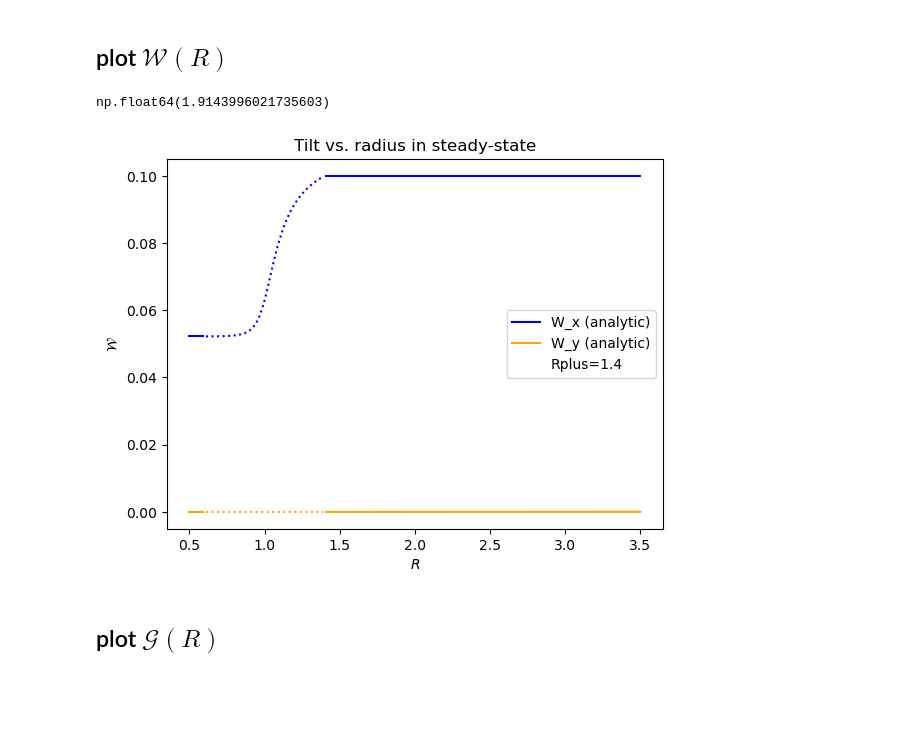
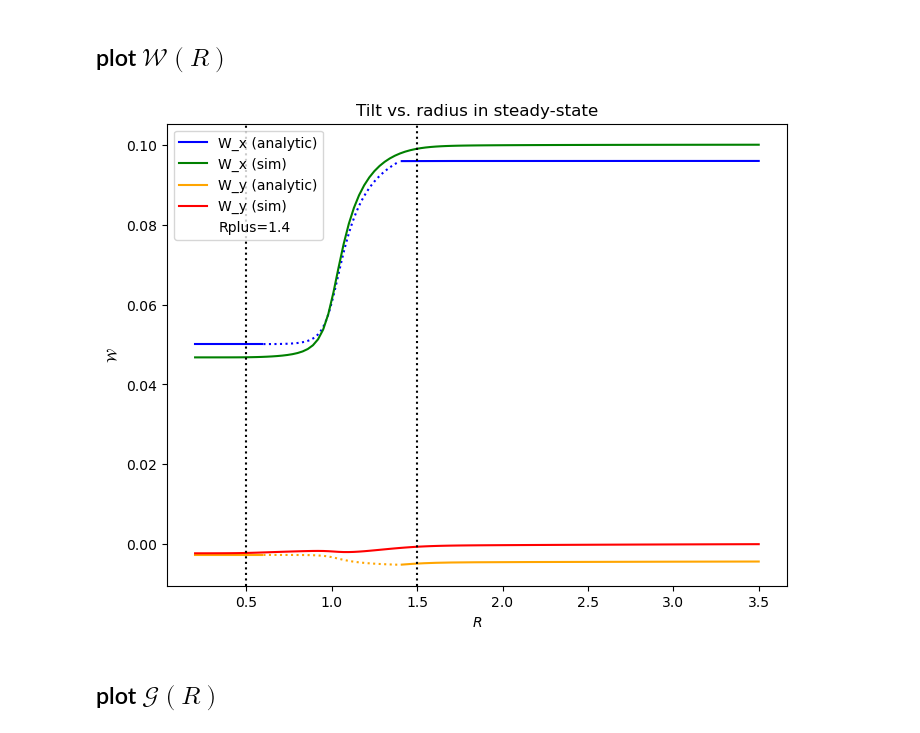
Before and after one commit to Jupiter1994/warped-disks, a Jupyter notebook: reduced-eqs-analytic-soln.ipynb, the cells around one changed output. Cells and saved outputs as stored; diff of their text form; code cells hidden in the pictures; blank space fills up the shorter version.

Commit message:
analytic vs true W(R) for gapped Sigma

```diff
--- a/reduced-eqs-analytic-soln.ipynb
+++ b/reduced-eqs-analytic-soln.ipynb
@@ -23,13 +23,13 @@ import matplotlib.pyplot as plt
 # %%
 cs = 0.02 # 0.02
 h = cs
-alpha = cs/1e4 # 0.1 # 0.019
+alpha = 0.001 # 0.1 # 0.019
 
 # planet parameters
 Mp, a = 0.003, 1
 
 # toggle disk gap
-use_gap = False
+use_gap = True
 
 # gravitational softening term in disk potential
 soft_term = 0.1
@@ -107,12 +188,12 @@ def Wouter(R):
 ## plot $\mathcal{W}(R)$
 # %%
 ## load in (integrated) steady-state solution
-load_data = False
+load_data = True
 if load_data:
-    file_path_W = "Data/steady-state/RWs/alpha=" + str(alpha) + \
+    file_path_W = "Data/steady-state/RWs/gapped-alpha=" + str(alpha) + \
         ",h=" + str(cs) + ",Mp=" + str(Mp) + ",eps=" +str(soft_term) +\
             ",Rmax=" + str(Rout) + ".npy"
-    file_path_G = "Data/steady-state/RGs/alpha=" + str(alpha) + \
+    file_path_G = "Data/steady-state/RGs/gapped-alpha=" + str(alpha) + \
         ",h=" + str(cs) + ",Mp=" + str(Mp) + ",eps=" +str(soft_term) +\
             ",Rmax=" + str(Rout) + ".npy"
 
@@ -123,7 +204,7 @@ if load_data:
     Rs_torque_ss, Gs_ss = RGs_ss[0], RGs_ss[1]
 # %%
 # spatial domain
-Rmin = 0.5
+Rmin = 0.2
 Rmax = Rout
 DeltaR = .01 # 0.03
 num_Rs = (int) ((Rmax - Rmin) / DeltaR) + 1
@@ -134,41 +215,51 @@ Rs_warp = np.linspace(Rmin, Rmax, num_Rs)
 Rs_inner = Rs_warp[Rs_warp < Rminus]
 Rs_outer = Rs_warp[Rs_warp > Rplus]
 Rs_mid = Rs_warp[(Rs_warp > Rminus) & (Rs_warp < Rplus)]
-# %%
-1/np.cosh(2*k)
-# %% [output]
-np.float64(1.9143996021735603)
 # %%
+fig, ax = plt.subplots(figsize=(8,6))
+
 plt.plot(Rs_inner, Winner(Rs_inner).real, color="blue", ls='-')
 plt.plot(Rs_inner, Winner(Rs_inner).imag, color="orange", ls='-')
 
 plt.plot(Rs_mid, Wmid(Rs_mid).real, color="blue", ls=':')
 plt.plot(Rs_mid, Wmid(Rs_mid).imag, color="orange", ls=':')
 
-plt.plot(Rs_outer, Wouter(Rs_outer).real, color="blue", ls='-', label="W_x (analytic)")
-plt.plot(Rs_outer, Wouter(Rs_outer).imag, color="orange", ls='-', label="W_y (analytic)")
+if load_data:
+    plt.plot(Rs_outer, Wouter(Rs_outer, use_gap).real, color="blue", ls='-', label="W_x (analytic)")
+    plt.plot(Rs_ss, Ws_ss.real, color="green", label="W_x (sim)")
+    plt.plot(Rs_outer, Wouter(Rs_outer, use_gap).imag, color="orange", ls='-', label="W_y (analytic)")
+    plt.plot(Rs_ss, Ws_ss.imag, color="red", label="W_y (sim)")
+else:
+    plt.plot(Rs_outer, Wouter(Rs_outer, use_gap).real, color="blue", ls='-', label="W_x (analytic)")
+    plt.plot(Rs_outer, Wouter(Rs_outer, use_gap).imag, color="orange", ls='-', label="W_y (analytic)")
 
-if load_data:
-    plt.plot(Rs_ss, Ws_ss.real, color="green", label="W_x (sim)")
-    plt.plot(Rs_ss, Ws_ss.imag, color="red", label="W_y (sim)")
+if use_gap:
+    R_a, R_b = 0.5, 1.5
+    ax.vlines([R_a,R_b], 0, 1, transform=ax.get_xaxis_transform(), \
+                  color="black", linestyle=":")#, label="Gap edges")
 
 plt.scatter([],[], s=0, label="Rplus=" + str(Rplus))
 
 plt.title(r"Tilt vs. radius in steady-state")
 plt.xlabel(r"$R$")
 plt.ylabel(r"$\mathcal{W}$")
 plt.legend()
 
-save_figs = False
+save_figs = True
 if save_figs:
-    filepath = "Figures/analytic_alpha=" + str(alpha) + \
+    if use_gap:
+        filepath = "Figures/gapped-analytic_alpha=" + str(alpha) + \
+    ",h=" + str(cs) + ",Mp=" + str(Mp) + ",eps=" +str(soft_term) +\
+        ",Rmax=" + str(Rmax) + ",Rplus=" + str(Rplus) + ".png"
+    else:
+        filepath = "Figures/analytic_alpha=" + str(alpha) + \
     ",h=" + str(cs) + ",Mp=" + str(Mp) + ",eps=" +str(soft_term) +\
         ",Rmax=" + str(Rmax) + ",Rplus=" + str(Rplus) + ".png"
     plt.savefig(filepath)
 
 plt.show()
 # %% [output]
-[figure, old version]
+[figure, new version]
 # %% [markdown]
 ## plot $\mathcal{G}(R)$
 # %%
```
Also changed, not shown: parts of 11 cells of this notebook, 2 other files.
